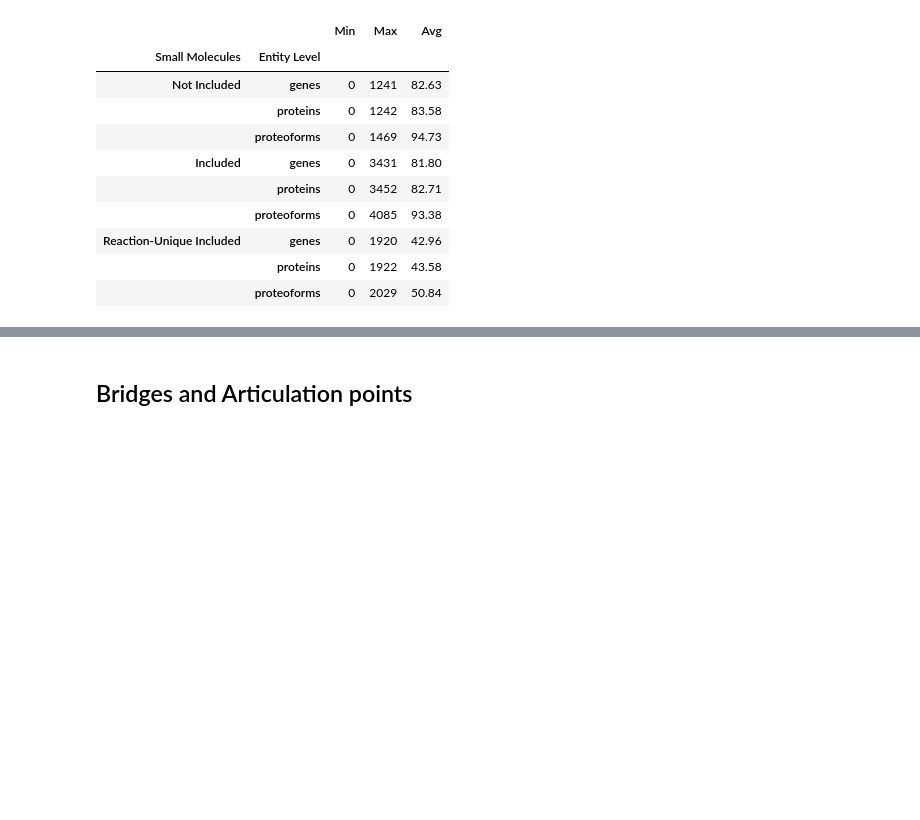
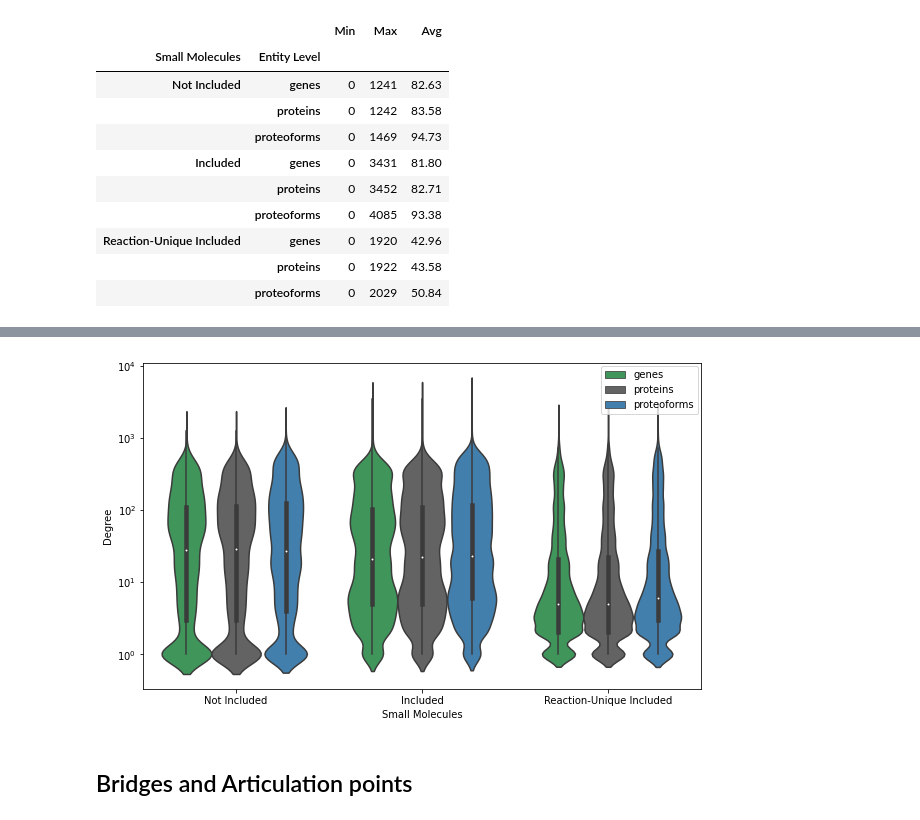
Before and after one commit to PathwayAnalysisPlatform/ProteoformNetworks, a Jupyter notebook: src/Python/analysis_1_network_topology.ipynb, the cells around one changed output, grey strips where cells are left out. Saved outputs shown, nothing was run; the diff lists cells and outputs as text; code cells hidden in the pictures; blank space fills up the shorter version.

```diff
--- a/src/Python/analysis_1_network_topology.ipynb
+++ b/src/Python/analysis_1_network_topology.ipynb
@@ -192,0 +143,3 @@ MultiIndex([(            'Not Included',       'genes'),
+# %%
+index = get_multiindex()
+index
@@ -284,7 +267,0 @@ degrees_no_sm
-# %%
-datas = { l: {'ENTITY': np.repeat(l, len(degrees[l])), 'DEGREE': degrees[l]} for l in LEVELS}
-degrees_dfs = [pd.DataFrame(datas[l], columns=['ENTITY', 'DEGREE']) for l in LEVELS]
-
-degrees_df = pd.concat(degrees_dfs)
-sns.set(style="ticks")
-ax = sns.violinplot(x="ENTITY", y="DEGREE", data=degrees_df)
@@ -308,7 +267,0 @@ degrees_df
-# %%
-datas = { l: {'ENTITY': np.repeat(l, len(degrees[l])), 'DEGREE': degrees[l]} for l in LEVELS}
-degrees_dfs = [pd.DataFrame(datas[l], columns=['ENTITY', 'DEGREE']) for l in LEVELS]
-
-degrees_df = pd.concat(degrees_dfs)
-sns.set(style="ticks")
-ax = sns.violinplot(x="ENTITY", y="DEGREE", data=degrees_df)
@@ -319,0 +268,15 @@ plt.legend();
+# %%
+df_seq = pd.DataFrame({"Sequence": degree_sequences})
+df_seq.reset_index(inplace=True)
+
+lst_col = 'Sequence'
+
+df_seq = pd.DataFrame({
+      col:np.repeat(df_seq[col].values, df_seq[lst_col].str.len())
+      for col in df_seq.columns.drop(lst_col)}
+    ).assign(**{lst_col:np.concatenate(df_seq[lst_col].values)})[df_seq.columns]
+
+df_seq = df_seq.rename(columns={'Sequence': 'Degree'})
+df_seq['Degree'] = df_seq['Degree'].apply(lambda x: 0 if x == 0 else np.log10(x))
+
+df_seq
@@ -320,3 +297,15 @@ plt.legend();
+# %%
+from matplotlib import ticker as mticker
+
+fig, ax = plt.subplots(1, 1)
+fig.set_size_inches(10, 6)
+fig5 = sns.violinplot(x="Small Molecules", y="Degree", hue="Entity Level", data=df_seq, palette=config.COLORS_BORDER)
+ax.yaxis.set_major_formatter(mticker.StrMethodFormatter("$10^{{{x:.0f}}}$")) # Convert ticks to powers of 10
+plt.legend(bbox_to_anchor=(1.0, 1),borderaxespad=0.3) # Put the legend out of the figure
+plt.show()
+fig5.figure.savefig('figures/figure_5.png')
+# %% [output]
+[figure, added]
 # %% [markdown]
 ## Bridges and Articulation points
 # %%
```
Also changed, not shown: parts of 21 cells of this notebook, 3 other files.
